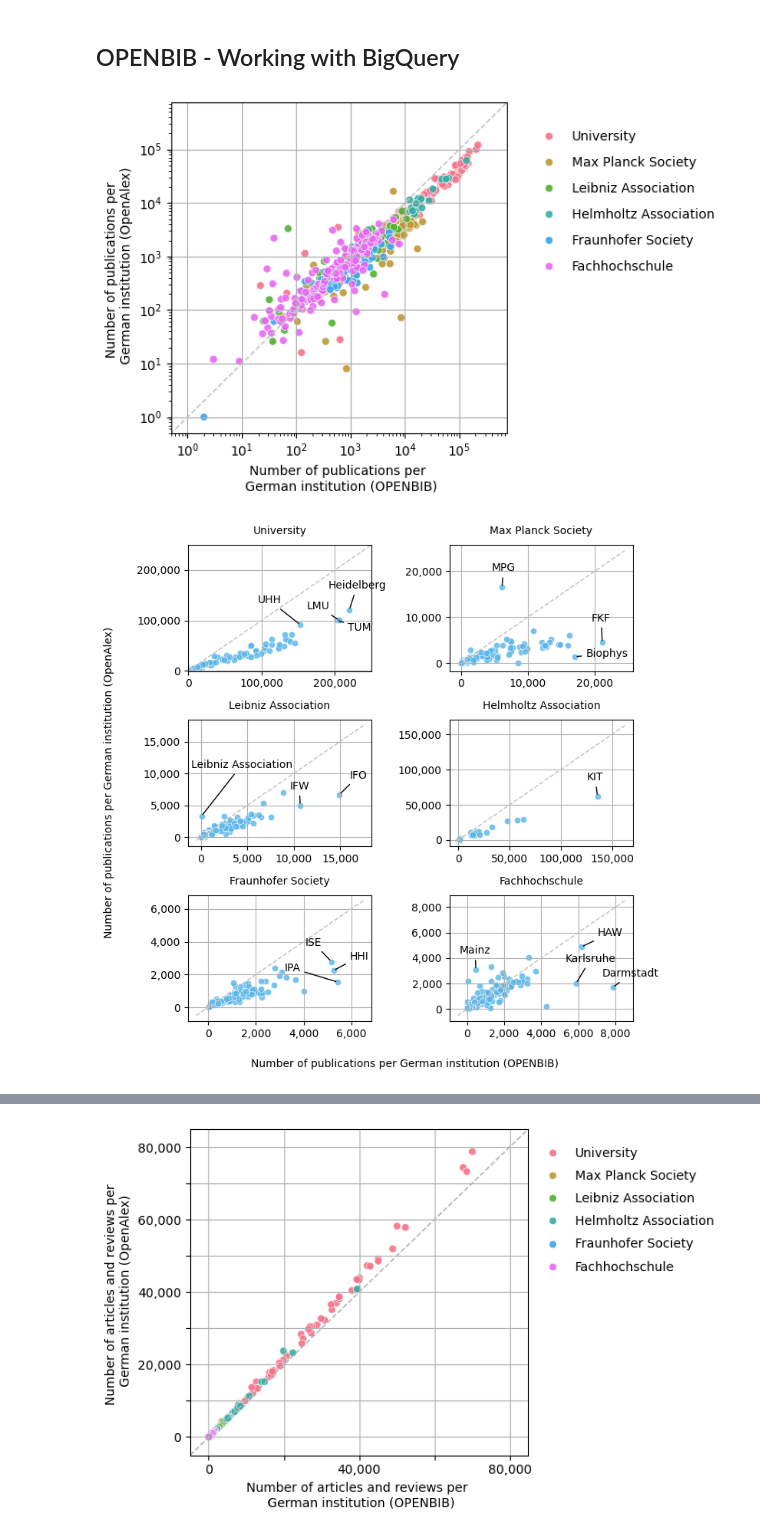
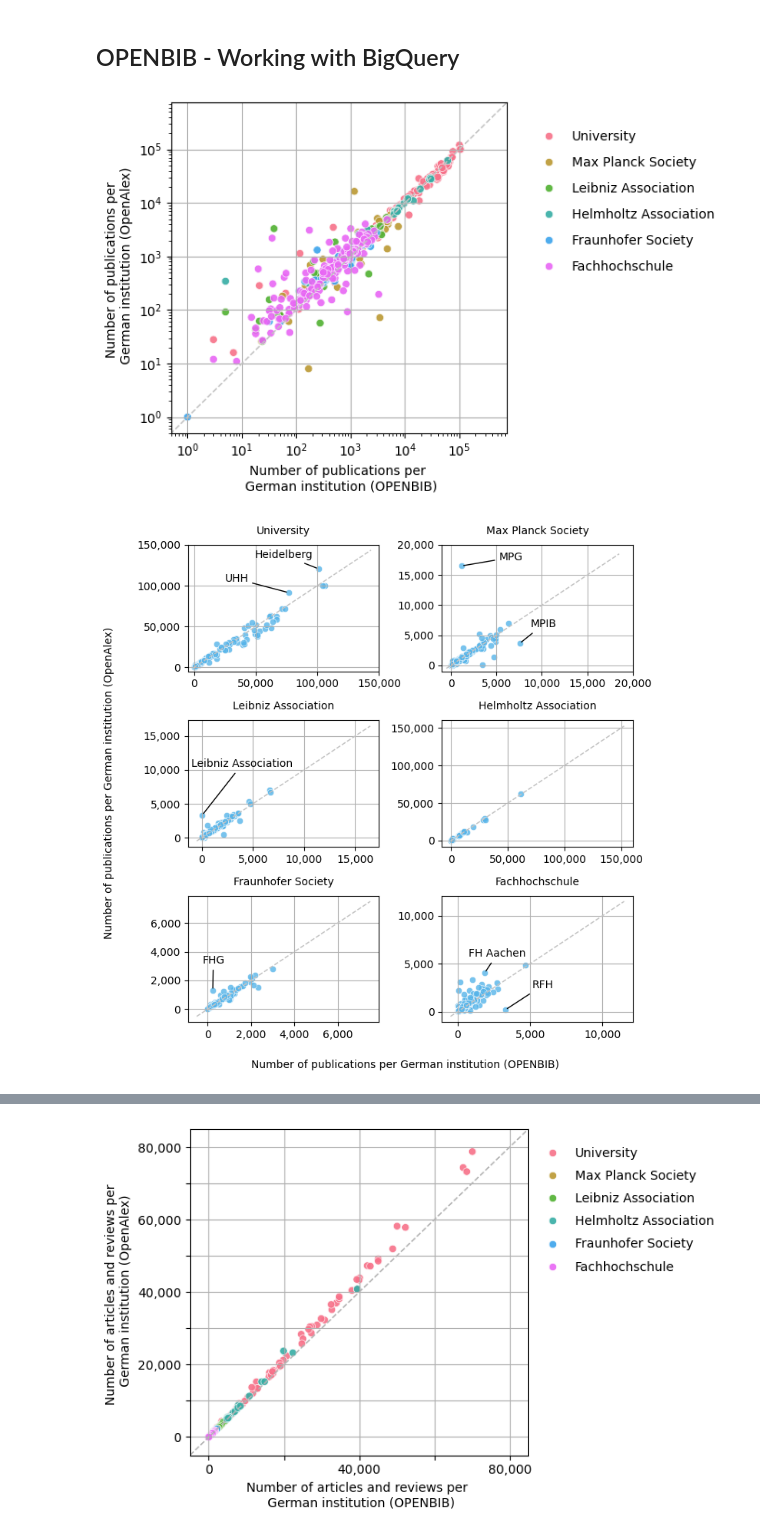
Before and after one commit to kbopenbib/kbopenbib_data, a Jupyter notebook: examples/bigquery_notebook.ipynb, the cells around one changed output, grey strips where cells are left out. Drawn from its saved outputs; the diff is of its cells as text; code cells hidden in the pictures.

Commit message:
fix figure 1 (restriction of publication year was not correct)

```diff
--- a/examples/bigquery_notebook.ipynb
+++ b/examples/bigquery_notebook.ipynb
@@ -17,6 +16,9 @@ openbib_inst = client.query(f"""
                                 FROM `subugoe-collaborative.openbib.kb_a_addr_inst` AS inst, UNNEST(kb_sector_id) AS sector
                                 JOIN `subugoe-collaborative.openbib.kb_inst` AS kb_inst
                                   ON inst.kb_inst_id = kb_inst.kb_inst_id
+                                JOIN `subugoe-collaborative.openalex.works` AS o
+                                    ON inst.doi = o.doi
+                                WHERE publication_year BETWEEN 2014 AND 2024
                                 GROUP BY kb_ror, sector
                             ) AS kb
                             JOIN (
@@ -79,7 +81,7 @@ plt.tight_layout()
 plt.show()
 #fig.savefig('kb_institution_disambiguation.png', format='png', bbox_inches='tight', dpi=500)
 # %% [output]
-[figure, old version]
+[figure, new version]
 # %%
 fig, axes = plt.subplots(nrows=3,
                          ncols=2,
@@ -95,7 +97,12 @@ for i, ax in enumerate(axes, 1):
 
     sector = openbib_inst_plot.sector.unique()[i-1]
 
-    x = [x for x in range(-500, int(openbib_inst_plot[openbib_inst_plot.sector == sector].n_kb.max() * 1.2), 1000)]
+    t = 2.5
+
+    if sector == 'University':
+        t = 1.35
+
+    x = [x for x in range(-500, int(openbib_inst_plot[openbib_inst_plot.sector == sector].n_kb.max() * t), 1000)]
     y = x
 
     plt.grid(True)
@@ -116,58 +123,52 @@ for i, ax in enumerate(axes, 1):
     ax.set(xlabel=None, ylabel=None)
 
     if sector == 'University':
-        ax.set_xlim(-500, 250000)
-        ax.set_ylim(-500, 250000)
+        ax.set_xlim(-5000, 150000)
+        ax.set_ylim(-5000, 150000)
 
-        plt.annotate('LMU', (205577, 100357), xytext=(-30, 10), textcoords='offset points', arrowprops=dict(arrowstyle='-'))
-        plt.annotate('TUM', (202764, 100452), xytext=(10, -10), textcoords='offset points', arrowprops=dict(arrowstyle='-'))
-        plt.annotate('Heidelberg', (219611, 120646), xytext=(-20, 20), textcoords='offset points', arrowprops=dict(arrowstyle='-'))
-        plt.annotate('UHH', (152619, 91473), xytext=(-40, 20), textcoords='offset points', arrowprops=dict(arrowstyle='-'))
+        plt.annotate('Heidelberg', (100852, 120646), xytext=(-60, 10), textcoords='offset points', arrowprops=dict(arrowstyle='-'))
+        plt.annotate('UHH', (76626, 91473), xytext=(-60, 10), textcoords='offset points', arrowprops=dict(arrowstyle='-'))
 
     if sector == 'Max Planck Society':
-        plt.annotate('FKF', (21123, 4455), xytext=(-10, 20), textcoords='offset points', arrowprops=dict(arrowstyle='-'))
-        plt.annotate('MPG', (6130, 16502), xytext=(-10, 15), textcoords='offset points', arrowprops=dict(arrowstyle='-'))
-        plt.annotate('Biophys', (17052, 1389), xytext=(10, 0), textcoords='offset points', arrowprops=dict(arrowstyle='-'))
+        ax.set_xlim(-1000, 20000)
+        ax.set_ylim(-1000, 20000)
+
+        plt.annotate('MPG', (1175, 16502), xytext=(35, 5), textcoords='offset points', arrowprops=dict(arrowstyle='-'))
+        plt.annotate('MPIB', (7557, 3632), xytext=(10, 15), textcoords='offset points', arrowprops=dict(arrowstyle='-'))
 
     if sector == 'Leibniz Association':
-        plt.annotate('IFW', (10704, 5016), xytext=(-10, 15), textcoords='offset points', arrowprops=dict(arrowstyle='-'))
-        plt.annotate('IFO', (14922, 6684), xytext=(10, 15), textcoords='offset points', arrowprops=dict(arrowstyle='-'))
-        plt.annotate('Leibniz Association', (71, 3316), xytext=(-10, 45), textcoords='offset points', arrowprops=dict(arrowstyle='-'))
+        plt.annotate('Leibniz Association', (39, 3316), xytext=(-10, 45), textcoords='offset points', arrowprops=dict(arrowstyle='-'))
 
     if sector == 'Helmholtz Association':
-        plt.annotate('KIT', (135847, 61995), xytext=(-10, 15), textcoords='offset points', arrowprops=dict(arrowstyle='-'))
+        pass
 
     if sector == 'Fraunhofer Society':
-        plt.annotate('IPA', (5438, 1537), xytext=(-50, 10), textcoords='offset points', arrowprops=dict(arrowstyle='-'))
-        plt.annotate('HHI', (5257, 2246), xytext=(15, 10), textcoords='offset points', arrowprops=dict(arrowstyle='-'))
-        plt.annotate('ISE', (5166, 2785), xytext=(-25, 15), textcoords='offset points', arrowprops=dict(arrowstyle='-'))
+        plt.annotate('FHG', (243, 1320), xytext=(-10, 25), textcoords='offset points', arrowprops=dict(arrowstyle='-'))
 
     if sector == 'Fachhochschule':
-        plt.annotate('Karlsruhe', (5878, 2028), xytext=(-10, 20), textcoords='offset points', arrowprops=dict(arrowstyle='-'))
-        plt.annotate('HAW', (6173, 4887), xytext=(15, 10), textcoords='offset points', arrowprops=dict(arrowstyle='-'))
-        plt.annotate('Darmstadt', (7862, 1711), xytext=(-10, 10), textcoords='offset points', arrowprops=dict(arrowstyle='-'))
-        plt.annotate('Mainz', (468, 3097), xytext=(-15, 15), textcoords='offset points', arrowprops=dict(arrowstyle='-'))
+        plt.annotate('RFH', (3297, 196), xytext=(25, 20), textcoords='offset points', arrowprops=dict(arrowstyle='-'))
+        plt.annotate('FH Aachen', (1869, 4049), xytext=(-15, 15), textcoords='offset points', arrowprops=dict(arrowstyle='-'))
 
     ax.xaxis.set_major_formatter(StrMethodFormatter('{x:,.0f}'))
     ax.yaxis.set_major_formatter(StrMethodFormatter('{x:,.0f}'))
 
     #plt.setp(ax.get_xticklabels()[::2], visible=False)
     #plt.setp(ax.get_yticklabels()[::2], visible=False)
 
     plt.title(sector, fontdict={'fontsize': 10, 'fontweight': 500}, pad=10)
 
 plt.subplots_adjust(wspace=-0.4, hspace=0.4)
 
 fig.text(0.52, -0.03, 'Number of publications per German institution (OPENBIB)', ha='center',
          fontdict={'fontsize': 10, 'fontweight': 400})
 
 fig.text(-0.04, 0.5, 'Number of publications per German institution (OpenAlex)', va='center', rotation='vertical',
          fontdict={'fontsize': 10, 'fontweight': 400})
 
 plt.tight_layout()
 plt.show()
 
 fig.savefig('kb_institution_disambiguation.png', format='png', bbox_inches='tight', dpi=600)
 # %% [output]
-[figure, old version]
+[figure, new version]
 # %%
```
Also changed, not shown: parts of 2 cells of this notebook, 2 other files.
